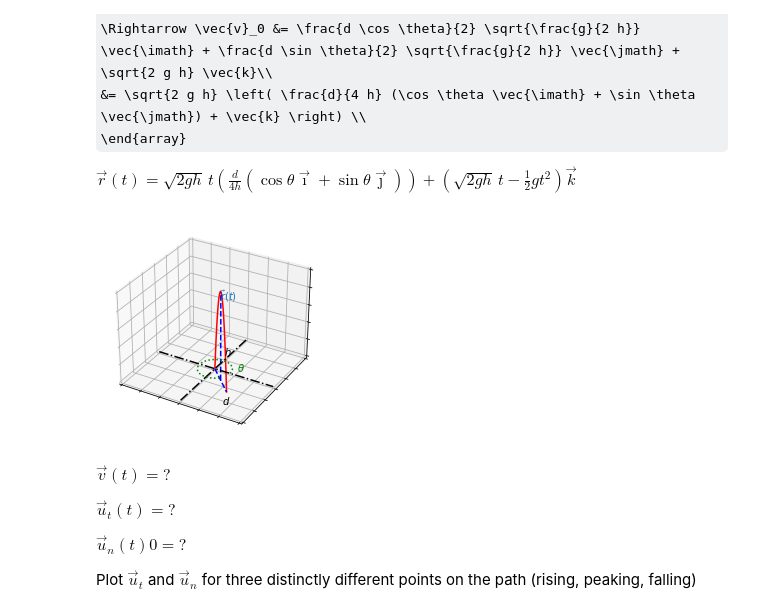
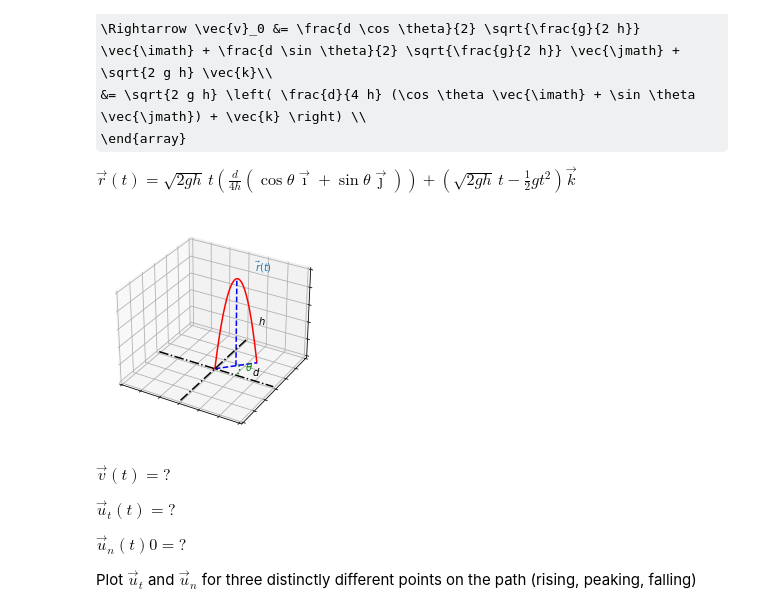
Before and after one commit to MIND-and-MATTER/Luccas_Michael_Dynamics, a Jupyter notebook: Curvilinear Motion.ipynb, the cells around one changed output. Cells and saved outputs as stored; diff of their text form; code cells hidden in the pictures; some formulas as TeX source.

```diff
--- a/Curvilinear Motion.ipynb
+++ b/Curvilinear Motion.ipynb
@@ -86,7 +86,7 @@ height = 10.
 range_distance = 10.
 plt.xlim([-1.5*range_distance, 1.5*range_distance])
 plt.ylim([-1.5*range_distance, 1.5*range_distance])
-azimuth = np.pi * 7/4  # angle from x-axis
+azimuth = np.pi * 1/4  # angle from x-axis
 acceleration_due_to_gravity = -9.80665
 final_time = 2*np.sqrt(2*height/abs(acceleration_due_to_gravity))
 times = np.linspace(0., final_time, num=1000)
@@ -121,35 +121,35 @@ ax.text(1.1*range_distance*np.cos(azimuth), 1.1*range_distance*np.sin(azimuth),
 ax.plot([plt.xlim()[0],plt.xlim()[1]], [0., 0.], [0., 0.], '-.k')
 # y-axis
 ax.plot([0., 0.], [plt.ylim()[0],plt.ylim()[1]], [0., 0.],'-.k')
 
 # azimuth arc
 
 azimuth_temp= 0
 
 if azimuth > np.pi:
     azimuth_temp = azimuth - np.pi
     arc_radius_temp = (0.4*range_distance/np.cos(np.pi))
     arc_x_values_temp = np.linspace(arc_radius_temp*np.cos(azimuth_temp), arc_radius_temp)
     arc_y_values_temp = np.sqrt(arc_radius_temp**2 - (arc_x_values_temp**2))
     ax.plot(arc_x_values_temp, -arc_y_values_temp,':g')
 
     azimuth = np.pi
 
 if azimuth <= np.pi:
     arc_radius = (0.4*range_distance/np.cos(azimuth))
     arc_x_values = (np.linspace(arc_radius*np.cos(azimuth), arc_radius))
     arc_y_values = np.sqrt(arc_radius**2 - (arc_x_values**2))
 
     ax.plot(arc_x_values, arc_y_values,':g')
-    ax.text(abs(1.2*arc_radius), abs(0.8*1.2*arc_radius), 0.0*height, r'$\theta$',color = 'g', ha='center', va='center')
+    ax.text(abs(1.1*arc_radius), abs(0.7*1.2*arc_radius), 0.0*height, r'$\theta$',color = 'g', ha='center', va='center')
 
 # Turn off ticks
 ax.xaxis.set_ticklabels([])
 ax.yaxis.set_ticklabels([])
 ax.zaxis.set_ticklabels([])
 plt.show()
 # %% [output]
-[figure, old version]
+[figure, new version]
 # %% [markdown]
 $\vec{v}(t) = ? $
 
```
